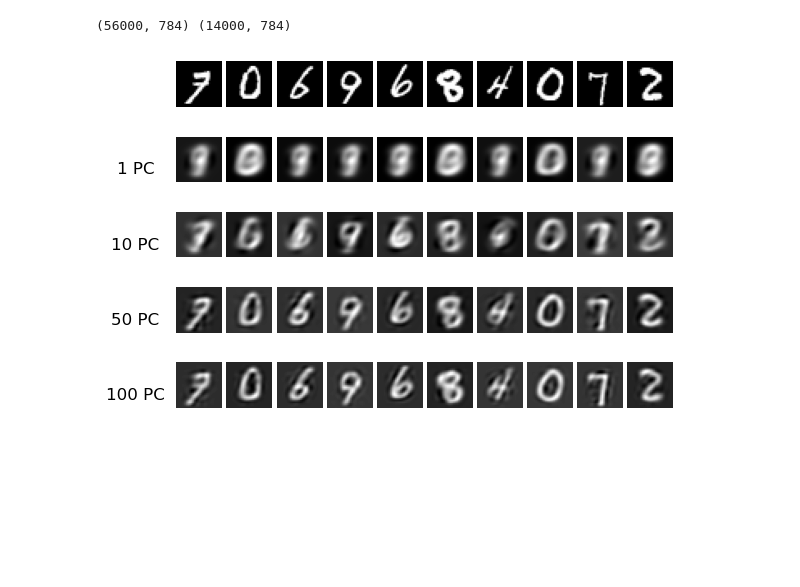
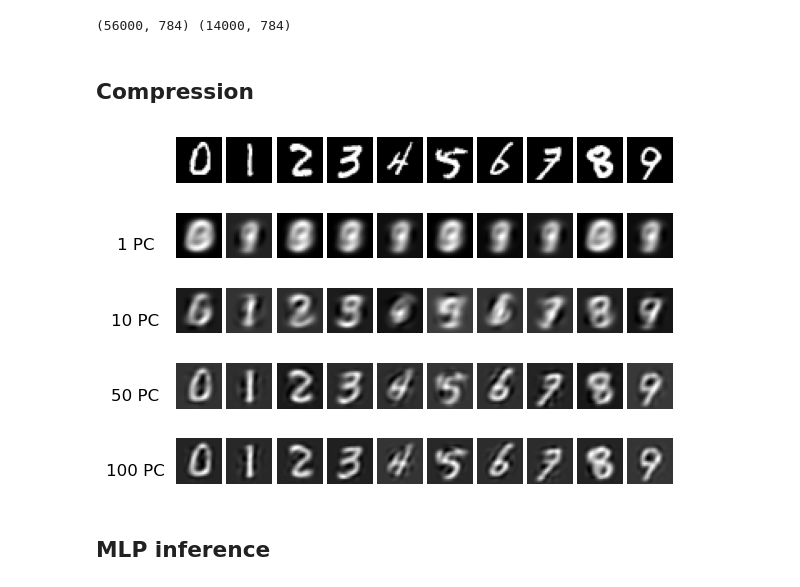
Before and after one commit to Nekson228/ETU2024_AISeminar_DataCompression, a Jupyter notebook: notebooks/pca/mnist_compression_demo.ipynb, the cells around one changed output. Drawn from its saved outputs; the diff is of its cells as text; code cells hidden in the pictures; blank space fills up the shorter version.

```diff
--- a/notebooks/pca/mnist_compression_demo.ipynb
+++ b/notebooks/pca/mnist_compression_demo.ipynb
@@ -9,7 +16,7 @@ from pca import PCA
 # %%
 mnist = fetch_openml('mnist_784', version=1)
 # %%
-X, y = mnist.data / 255., mnist.target
+X, y = mnist.data / 255., mnist.target.astype(int)
 
 X = X.to_numpy()
 y = y.to_numpy()
@@ -36,17 +45,23 @@ for n_components in n_components_list:
+# %% [markdown]
+## Compression
+# %%
+each_digit_indices = [np.argwhere(y_train == digit).ravel()[0] for digit in range(10)]
 # %%
 fig, axes = plt.subplots(len(n_components_list) + 1, 10)
-for i in range(10):
-    axes[0, i].imshow(X_train[i].reshape(28, 28), cmap='gray')
+for i, digit_i in enumerate(each_digit_indices):
+    axes[0, i].imshow(X_train[digit_i].reshape(28, 28), cmap='gray')
     axes[0, i].axis('off')
 
     for j, n_components in enumerate(n_components_list):
-        axes[j + 1, i].imshow(X_train_reconstructed[n_components][i].reshape(28, 28), cmap='gray')
+        axes[j + 1, i].imshow(X_train_reconstructed[n_components][digit_i].reshape(28, 28), cmap='gray')
         axes[j + 1, i].axis('off')
 
         if i == 0:
             axes[j + 1, i].set_title(f'{n_components} PC', rotation='horizontal', x=-.9, y=0)
 
 plt.subplots_adjust(hspace=0.1, wspace=0.1)
 plt.show()
 # %% [output]
-[figure, old version]
+[figure, new version]
+# %% [markdown]
+## MLP inference
```
Also changed, not shown: parts of 12 cells of this notebook.
